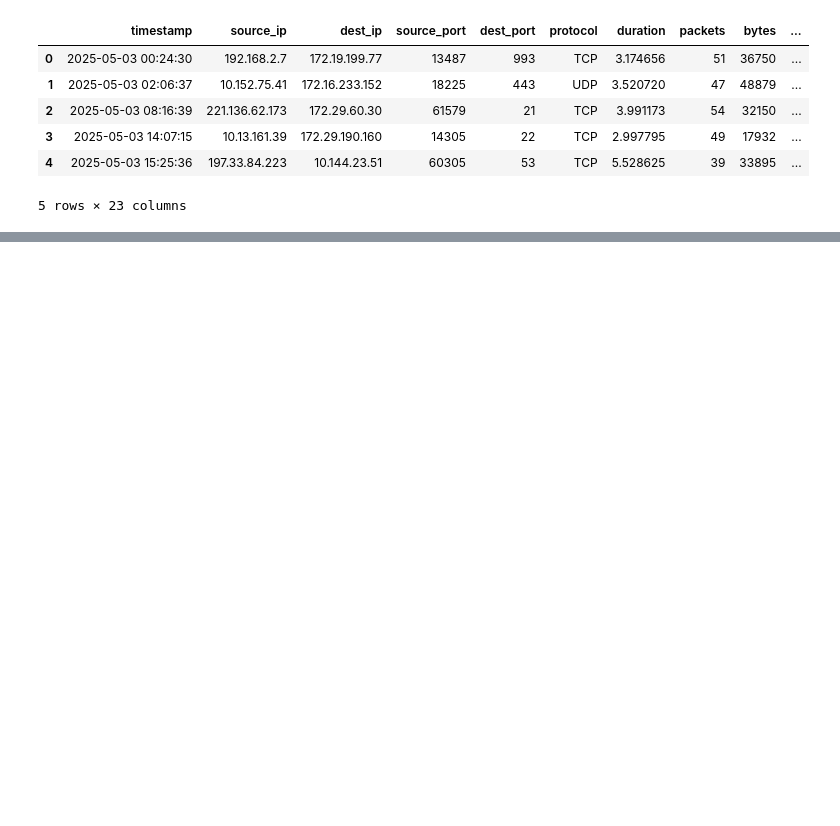
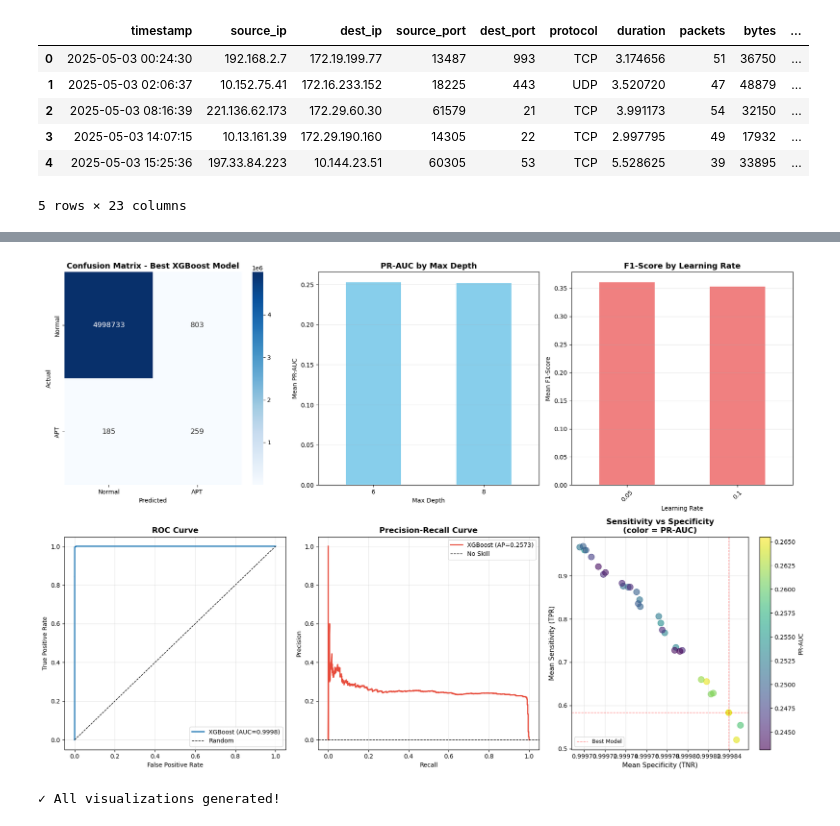
Before and after one commit to Jonah-Schep5/networkInstrusion, a Jupyter notebook: apt_modeling.ipynb, the cells around one changed output, grey strips where cells are left out. Drawn from its saved outputs; the diff is of its cells as text; code cells hidden in the pictures; blank space fills up the shorter version.

Commit message:
models completed

```diff
--- a/apt_modeling.ipynb
+++ b/apt_modeling.ipynb
@@ -1193,0 +1192,73 @@ PermissionError: [Errno 13] Permission denied: '/home/jonahs23/networkInstrusion
+# %%
+# Create visualizations
+fig, axes = plt.subplots(2, 3, figsize=(18, 12))
+
+# 1. Confusion Matrix
+cm = np.array([[total_tn, total_fp], [total_fn, total_tp]])
+sns.heatmap(cm, annot=True, fmt='d', cmap='Blues', ax=axes[0, 0],
+            xticklabels=['Normal', 'APT'],
+            yticklabels=['Normal', 'APT'],
+            annot_kws={'size': 12})
+axes[0, 0].set_title('Confusion Matrix - Best XGBoost Model', fontsize=13, fontweight='bold')
+axes[0, 0].set_ylabel('Actual')
+axes[0, 0].set_xlabel('Predicted')
+
+# 2. PR-AUC by max_depth
+depth_perf = results_df.groupby('max_depth')['mean_pr_auc'].mean().sort_values(ascending=False)
+depth_perf.plot(kind='bar', ax=axes[0, 1], color='skyblue')
+axes[0, 1].set_title('PR-AUC by Max Depth', fontsize=13, fontweight='bold')
+axes[0, 1].set_xlabel('Max Depth')
+axes[0, 1].set_ylabel('Mean PR-AUC')
+axes[0, 1].tick_params(axis='x', rotation=0)
+axes[0, 1].grid(axis='y', alpha=0.3)
+
+# 3. F1-Score by learning_rate
+lr_perf = results_df.groupby('learning_rate')['mean_f1'].mean().sort_values(ascending=False)
+lr_perf.plot(kind='bar', ax=axes[0, 2], color='lightcoral')
+axes[0, 2].set_title('F1-Score by Learning Rate', fontsize=13, fontweight='bold')
+axes[0, 2].set_xlabel('Learning Rate')
+axes[0, 2].set_ylabel('Mean F1-Score')
+axes[0, 2].tick_params(axis='x', rotation=45)
+axes[0, 2].grid(axis='y', alpha=0.3)
+
+# 4. ROC Curve
+fpr, tpr, _ = roc_curve(all_y_test, all_y_scores)
+axes[1, 0].plot(fpr, tpr, linewidth=2, label=f'XGBoost (AUC={overall_roc_auc:.4f})')
+axes[1, 0].plot([0, 1], [0, 1], 'k--', linewidth=1, label='Random')
+axes[1, 0].set_xlabel('False Positive Rate')
+axes[1, 0].set_ylabel('True Positive Rate')
+axes[1, 0].set_title('ROC Curve', fontsize=13, fontweight='bold')
+axes[1, 0].legend()
+axes[1, 0].grid(alpha=0.3)
+
+# 5. Precision-Recall Curve
+precision_curve, recall_curve, _ = precision_recall_curve(all_y_test, all_y_scores)
+axes[1, 1].plot(recall_curve, precision_curve, linewidth=2,
+                label=f'XGBoost (AP={overall_pr_auc:.4f})', color='#e74c3c')
+axes[1, 1].axhline(y=sum(all_y_test)/len(all_y_test), color='k',
+                   linestyle='--', linewidth=1, label='No Skill')
+axes[1, 1].set_xlabel('Recall')
+axes[1, 1].set_ylabel('Precision')
+axes[1, 1].set_title('Precision-Recall Curve', fontsize=13, fontweight='bold')
+axes[1, 1].legend()
+axes[1, 1].grid(alpha=0.3)
+
+# 6. Sensitivity vs Specificity scatter
+scatter = axes[1, 2].scatter(results_df['mean_specificity'], results_df['mean_sensitivity'],
+                             c=results_df['mean_pr_auc'], s=100, alpha=0.6, cmap='viridis')
+axes[1, 2].set_xlabel('Mean Specificity (TNR)', fontsize=11)
+axes[1, 2].set_ylabel('Mean Sensitivity (TPR)', fontsize=11)
+axes[1, 2].set_title('Sensitivity vs Specificity\n(color = PR-AUC)', fontsize=13, fontweight='bold')
+axes[1, 2].grid(alpha=0.3)
+plt.colorbar(scatter, ax=axes[1, 2], label='PR-AUC')
+axes[1, 2].axhline(y=overall_sensitivity, color='r', linestyle='--', linewidth=1, alpha=0.5, label='Best Model')
+axes[1, 2].axvline(x=overall_specificity, color='r', linestyle='--', linewidth=1, alpha=0.5)
+axes[1, 2].legend(fontsize=9)
+
+plt.tight_layout()
+plt.show()
+
+print("\n✓ All visualizations generated!")
+# %% [output]
+[figure, added]
+✓ All visualizations generated!
```
Also changed, not shown: parts of 13 cells of this notebook, 3 other files.
